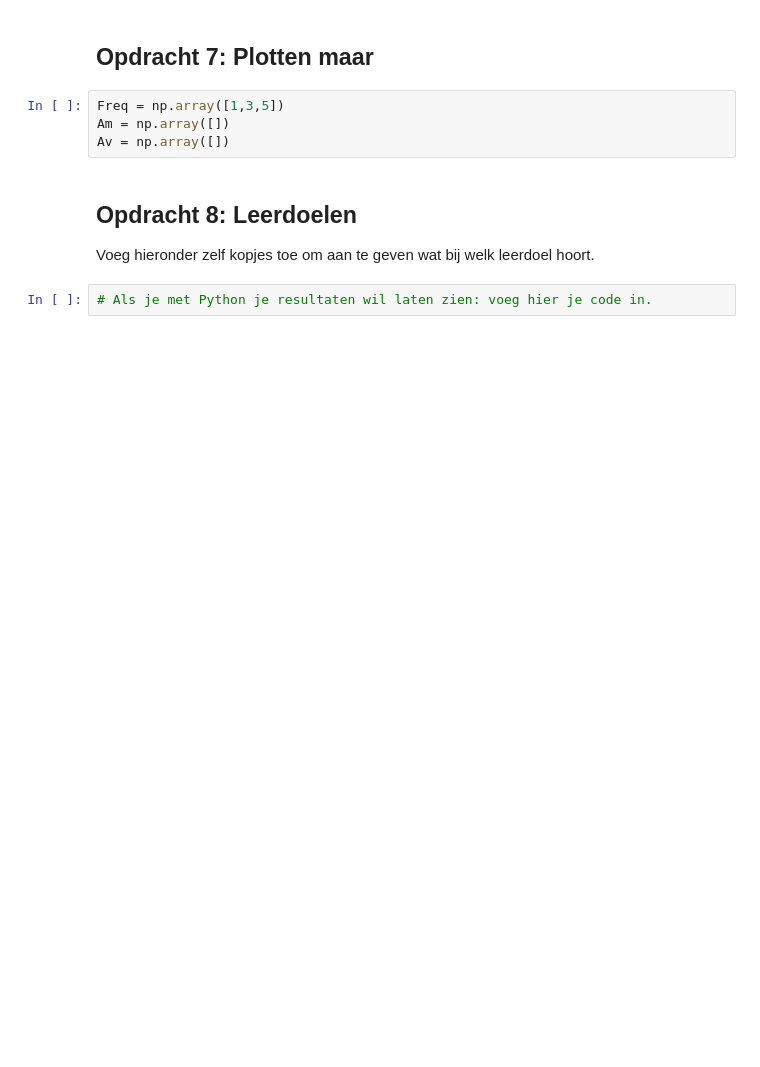
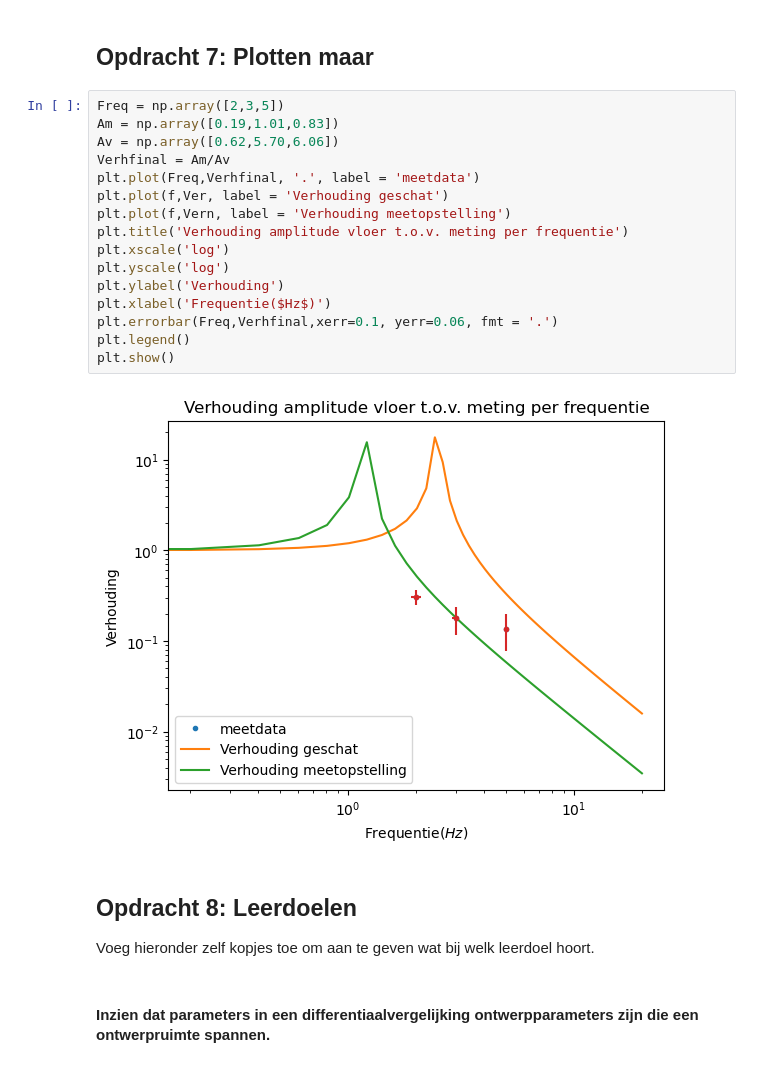
Before and after one commit to Fynn-Vrolijk123/DEF-D-Fynn-Vrolijk, a Jupyter notebook: FysiekeOntwerpopdrachten/5MaakEenOpstellingTrillingsvrij/Ontwerpopdracht5MaakEenOpstellingTrillingsvrijInvulTemplate.ipynb, the cells around one changed output. Cells and saved outputs as stored; diff of their text form; blank space fills up the shorter version.

```diff
--- a/FysiekeOntwerpopdrachten/5MaakEenOpstellingTrillingsvrij/Ontwerpopdracht5MaakEenOpstellingTrillingsvrijInvulTemplate.ipynb
+++ b/FysiekeOntwerpopdrachten/5MaakEenOpstellingTrillingsvrij/Ontwerpopdracht5MaakEenOpstellingTrillingsvrijInvulTemplate.ipynb
@@ -157,11 +157,25 @@ plt.show()
 # %% [markdown]
 ## Opdracht 7: Plotten maar
 # %%
-Freq = np.array([1,3,5])
-Am = np.array([])
-Av = np.array([])
+Freq = np.array([2,3,5])
+Am = np.array([0.19,1.01,0.83])
+Av = np.array([0.62,5.70,6.06])
+Verhfinal = Am/Av
+plt.plot(Freq,Verhfinal, '.', label = 'meetdata')
+plt.plot(f,Ver, label = 'Verhouding geschat')
+plt.plot(f,Vern, label = 'Verhouding meetopstelling')
+plt.title('Verhouding amplitude vloer t.o.v. meting per frequentie')
+plt.xscale('log')
+plt.yscale('log')
+plt.ylabel('Verhouding')
+plt.xlabel('Frequentie($Hz$)')
+plt.errorbar(Freq,Verhfinal,xerr=0.1, yerr=0.06, fmt = '.')
+plt.legend()
+plt.show()
+# %% [output]
+[figure, added]
 # %% [markdown]
 ## Opdracht 8: Leerdoelen
 Voeg hieronder zelf kopjes toe om aan te geven wat bij welk leerdoel hoort.
-# %%
-# Als je met Python je resultaten wil laten zien: voeg hier je code in.
+# %% [markdown]
+#### Inzien dat parameters in een differentiaalvergelijking ontwerpparameters zijn die een ontwerpruimte spannen.
```
Also changed, not shown: parts of 11 cells of this notebook, 3 other files.
